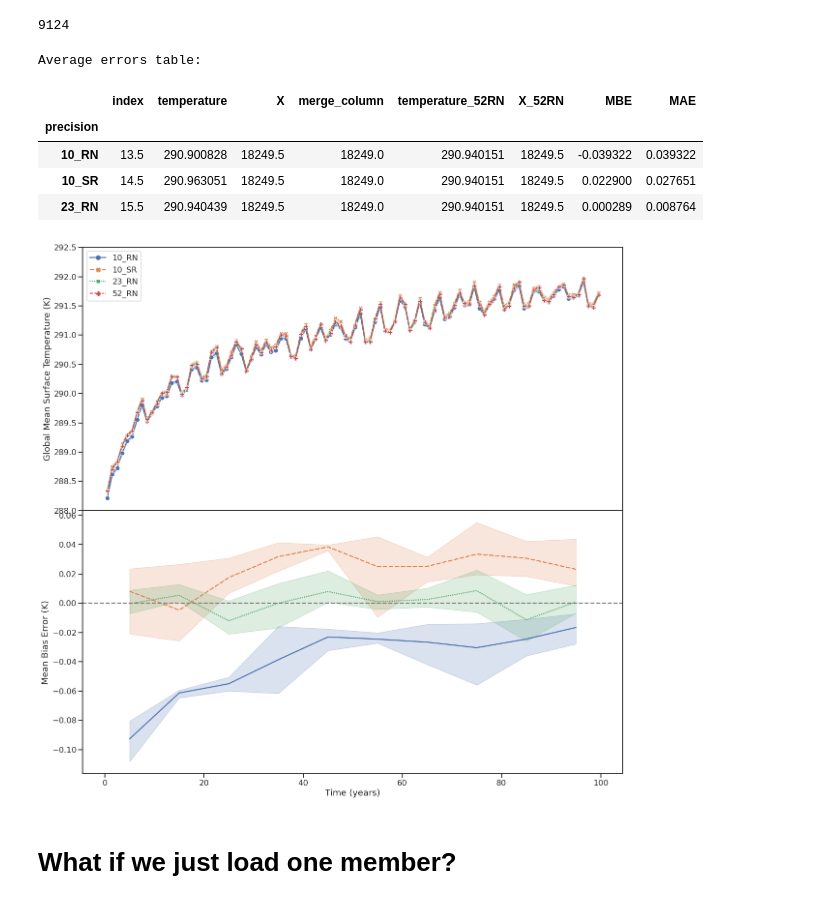
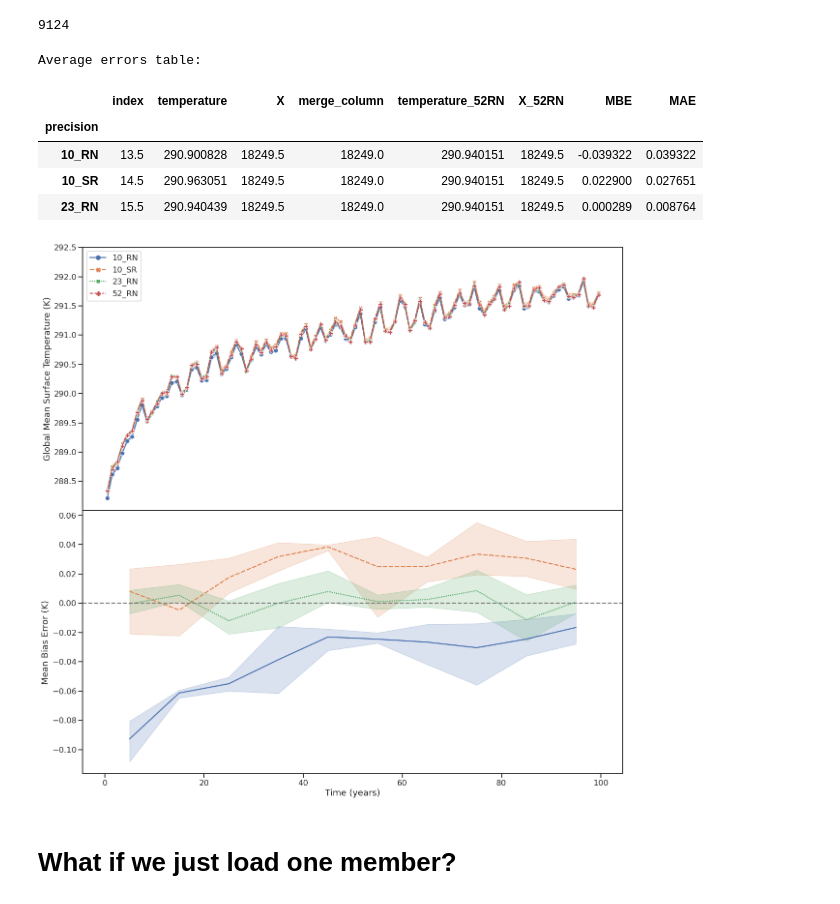
Before and after one commit to tomkimpson/speedy-1, a Jupyter notebook: jupyter_notebooks/1.Timeseries_ensemble.ipynb, the cells around one changed output. Drawn from its saved outputs; the diff is of its cells as text; code cells hidden in the pictures.

```diff
--- a/jupyter_notebooks/1.Timeseries_ensemble.ipynb
+++ b/jupyter_notebooks/1.Timeseries_ensemble.ipynb
@@ -21,6 +21,7 @@ dftmp = df.query(f"X < {cutoff}") #Just get up to 50 years
 # %%
 import seaborn as sns
 import matplotlib.pyplot as plt
+from matplotlib.ticker import MaxNLocator
 
 
 # def calculate_residuals(df):
@@ -134,35 +135,47 @@ def plot_timeseries(df,time_period,error_metric,error_time_scaling,savefig):
     ax2.set_ylabel("Mean Bias Error (K)")
 
 
     ax2.set_xlabel("Time (years)")
 
     ax2.axhline(0.0, c='0.5', linestyle='--')
 
 
     #ax2.set_yscale('log')
 
     ax1.set_ylim(288,292.5)
+    #ax2.set_ylim(-0.1,0.06)
 
+
+    #labels = ax2.get_yticklabels()
+    #print(labels)
+    # remove the first and the last labels
+    #labels[0] = ""
+    # set these new labels
+    #ax2.set_yticklabels(labels)
+    #print(ax2.get_yticklabels())
+   # plt.setp(a.get_yticklabels()[-1], visible=False)
+    ax1.yaxis.set_major_locator(MaxNLocator(prune='lower'))
+    ax2.yaxis.set_major_locator(MaxNLocator(prune='upper'))
 
 
     #Other config
     ax1.legend().set_title(None)
 
     if savefig is not None:
         plt.savefig(savefig,bbox_inches='tight', pad_inches=0, dpi=300)
 
 
 
 plot_timeseries(df,time_period=365,error_metric='MBE',error_time_scaling=10,savefig='figs/ensemble_timeseries.png')
-#plot_timeseries(dftmp,time_period=365,error_metric='MBE',error_time_scaling=10,savefig=None)
+#plot_timeseries(df,time_period=365,error_metric='MBE',error_time_scaling=10,savefig=None)
 # %% [output]
 Average errors table:
 |  | index | temperature | X | merge_column | temperature_52RN | X_52RN | MBE | MAE |
 | precision |  |  |  |  |  |  |  |  |
 | 10_RN | 13.5 | 290.900828 | 18249.5 | 18249.0 | 290.940151 | 18249.5 | -0.039322 | 0.039322 |
 | 10_SR | 14.5 | 290.963051 | 18249.5 | 18249.0 | 290.940151 | 18249.5 | 0.022900 | 0.027651 |
 | 23_RN | 15.5 | 290.940439 | 18249.5 | 18249.0 | 290.940151 | 18249.5 | 0.000289 | 0.008764 |
-[figure, old version]
+[figure, new version]
 # %% [markdown]
 # What if we just load one member?
 # %%
```
Also changed, not shown: 13 other files.
